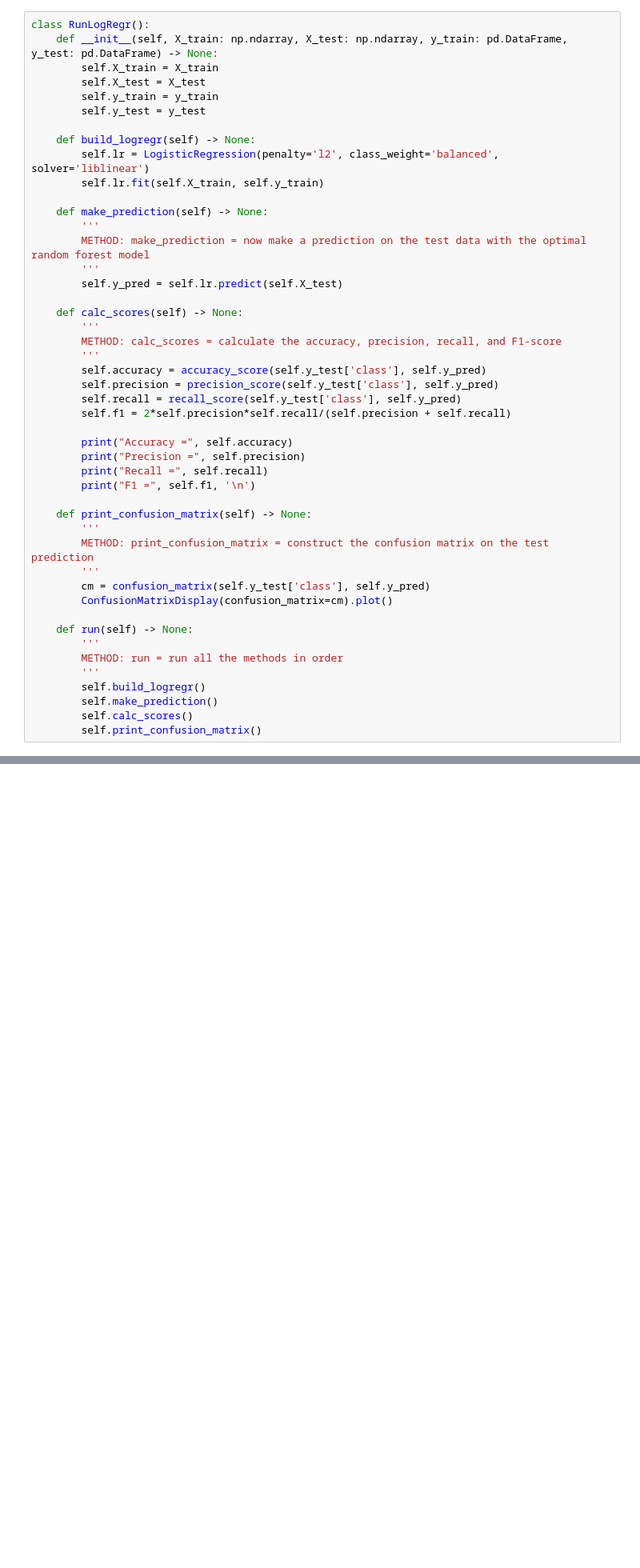
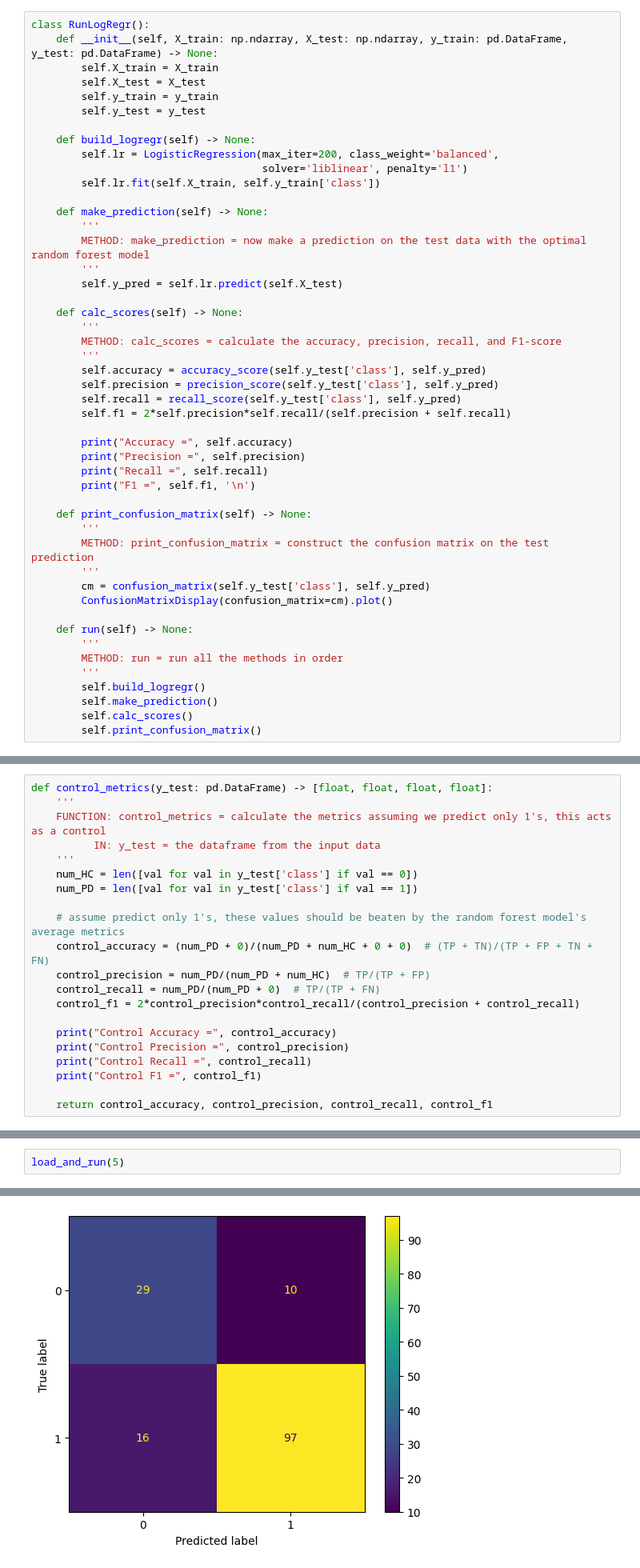
Before and after one commit to cgpayne/parkinsons_audetector, a Jupyter notebook: notebooks/logistic_regression.ipynb, the cells around one changed output, grey strips where cells are left out. Shown: that part at 80% size. Drawn from its saved outputs; the diff is of its cells as text; blank space fills up the shorter version.

Commit message:
finished logistic_regression.ipynb, poor results, also saga won't converge, maybe needs feature sclaing

```diff
--- a/notebooks/logistic_regression.ipynb
+++ b/notebooks/logistic_regression.ipynb
@@ -12,8 +12,9 @@ class RunLogRegr():
         self.y_test = y_test
 
     def build_logregr(self) -> None:
-        self.lr = LogisticRegression(penalty='l2', class_weight='balanced', solver='liblinear')
-        self.lr.fit(self.X_train, self.y_train)
+        self.lr = LogisticRegression(max_iter=200, class_weight='balanced',
+                                     solver='liblinear', penalty='l1')
+        self.lr.fit(self.X_train, self.y_train['class'])
 
     def make_prediction(self) -> None:
         '''
@@ -54,0 +54,21 @@ NameError: name 'np' is not defined
+# %%
+def control_metrics(y_test: pd.DataFrame) -> [float, float, float, float]:
+    '''
+    FUNCTION: control_metrics = calculate the metrics assuming we predict only 1's, this acts as a control
+          IN: y_test = the dataframe from the input data
+    '''
+    num_HC = len([val for val in y_test['class'] if val == 0])
+    num_PD = len([val for val in y_test['class'] if val == 1])
+
+    # assume predict only 1's, these values should be beaten by the random forest model's average metrics
+    control_accuracy = (num_PD + 0)/(num_PD + num_HC + 0 + 0)  # (TP + TN)/(TP + FP + TN + FN)
+    control_precision = num_PD/(num_PD + num_HC)  # TP/(TP + FP)
+    control_recall = num_PD/(num_PD + 0)  # TP/(TP + FN)
+    control_f1 = 2*control_precision*control_recall/(control_precision + control_recall)
+
+    print("Control Accuracy =", control_accuracy)
+    print("Control Precision =", control_precision)
+    print("Control Recall =", control_recall)
+    print("Control F1 =", control_f1)
+
+    return control_accuracy, control_precision, control_recall, control_f1
@@ -54,0 +128,3 @@ NameError: name 'np' is not defined
+# %%
+load_and_run(5)
+# %% [output]
@@ -54,0 +148 @@ NameError: name 'np' is not defined
+[figure, added]
```
Also changed, not shown: parts of 5 cells of this notebook.
